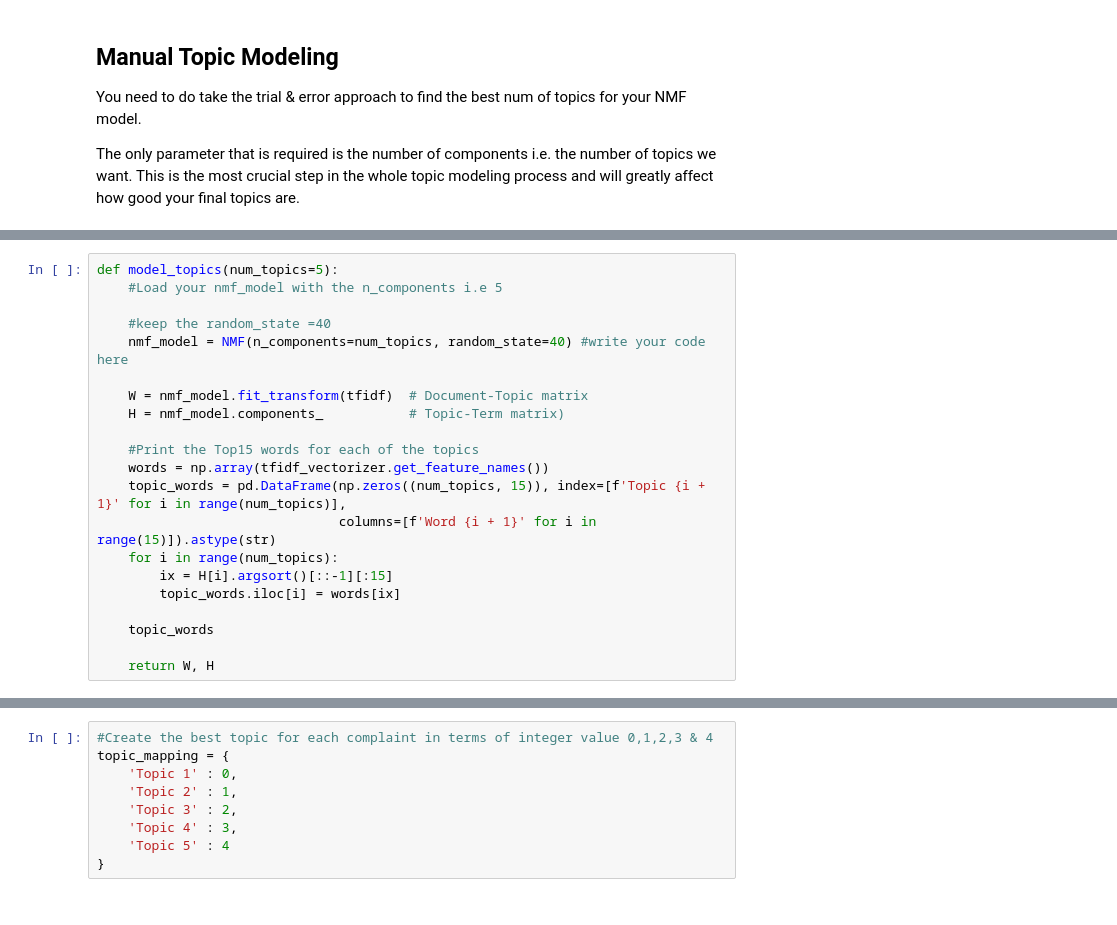
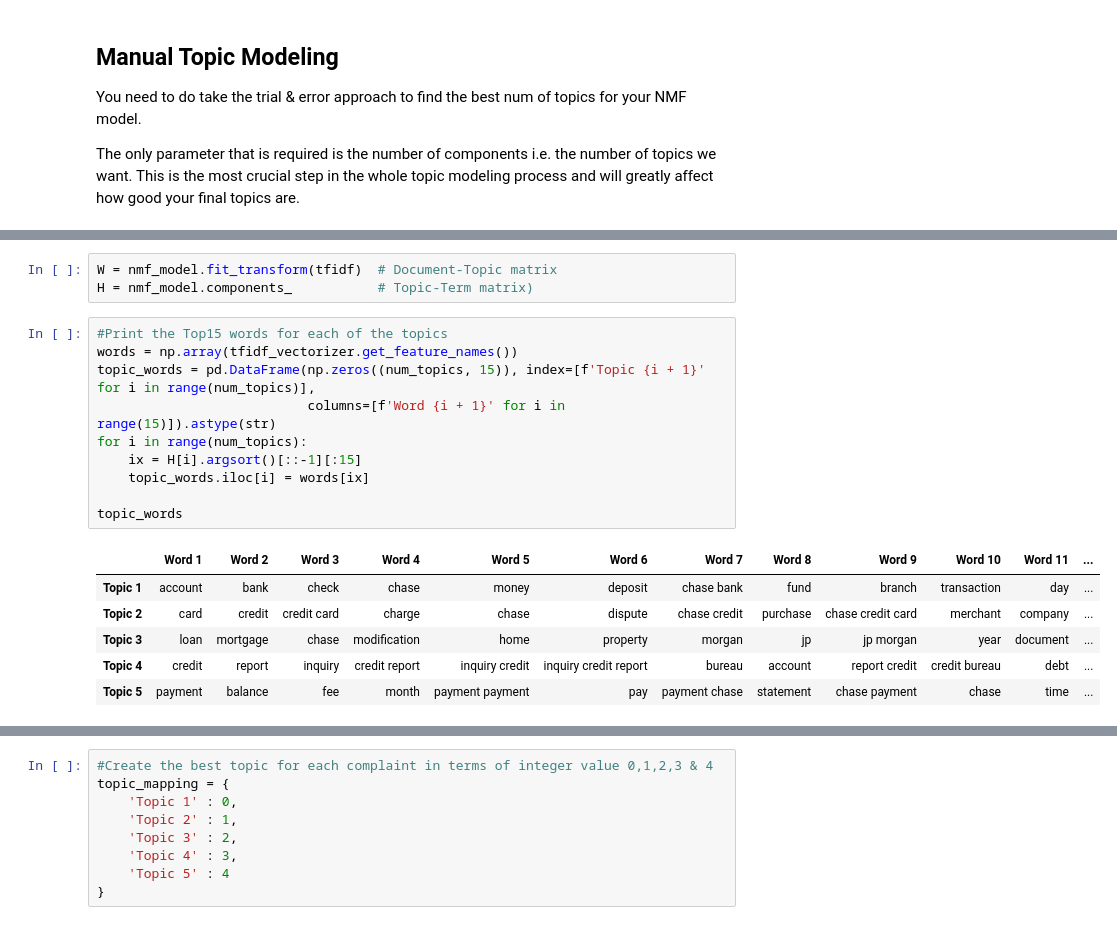
Before and after one commit to ps2420/ticket-classifcation, a Jupyter notebook: Automatic_Ticket_Classification_Assignment.ipynb, the cells around one changed output, grey strips where cells are left out. Cells and saved outputs as stored; diff of their text form.

```diff
--- a/Automatic_Ticket_Classification_Assignment.ipynb
+++ b/Automatic_Ticket_Classification_Assignment.ipynb
@@ -735,21 +773,20 @@ The only parameter that is required is the number of components i.e. the number
+# %%
+W = nmf_model.fit_transform(tfidf)  # Document-Topic matrix
+H = nmf_model.components_           # Topic-Term matrix)
 # %%
-def model_topics(num_topics=5):
-    #Load your nmf_model with the n_components i.e 5
+#Print the Top15 words for each of the topics
+words = np.array(tfidf_vectorizer.get_feature_names())
+topic_words = pd.DataFrame(np.zeros((num_topics, 15)), index=[f'Topic {i + 1}' for i in range(num_topics)],
+                           columns=[f'Word {i + 1}' for i in range(15)]).astype(str)
+for i in range(num_topics):
+    ix = H[i].argsort()[::-1][:15]
+    topic_words.iloc[i] = words[ix]
 
-    #keep the random_state =40
-    nmf_model = NMF(n_components=num_topics, random_state=40) #write your code here
-
-    W = nmf_model.fit_transform(tfidf)  # Document-Topic matrix
-    H = nmf_model.components_           # Topic-Term matrix)
-
-    #Print the Top15 words for each of the topics
-    words = np.array(tfidf_vectorizer.get_feature_names())
-    topic_words = pd.DataFrame(np.zeros((num_topics, 15)), index=[f'Topic {i + 1}' for i in range(num_topics)],
-                               columns=[f'Word {i + 1}' for i in range(15)]).astype(str)
-    for i in range(num_topics):
-        ix = H[i].argsort()[::-1][:15]
-        topic_words.iloc[i] = words[ix]
-
-    topic_words
-
-    return W, H
+topic_words
+# %% [output]
+|  | Word 1 | Word 2 | Word 3 | Word 4 | Word 5 | Word 6 | Word 7 | Word 8 | Word 9 | Word 10 | Word 11 | ... |
+| Topic 1 | account | bank | check | chase | money | deposit | chase bank | fund | branch | transaction | day | ... |
+| Topic 2 | card | credit | credit card | charge | chase | dispute | chase credit | purchase | chase credit card | merchant | company | ... |
+| Topic 3 | loan | mortgage | chase | modification | home | property | morgan | jp | jp morgan | year | document | ... |
+| Topic 4 | credit | report | inquiry | credit report | inquiry credit | inquiry credit report | bureau | account | report credit | credit bureau | debt | ... |
+| Topic 5 | payment | balance | fee | month | payment payment | pay | payment chase | statement | chase payment | chase | time | ... |
```
Also changed, not shown: parts of 35 cells of this notebook.
